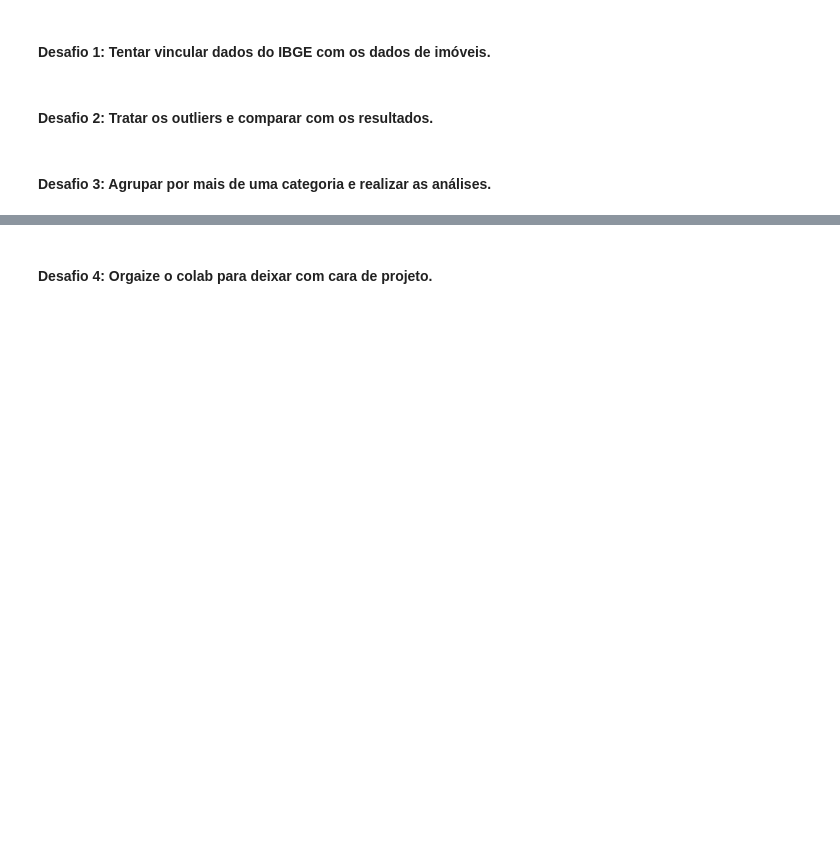
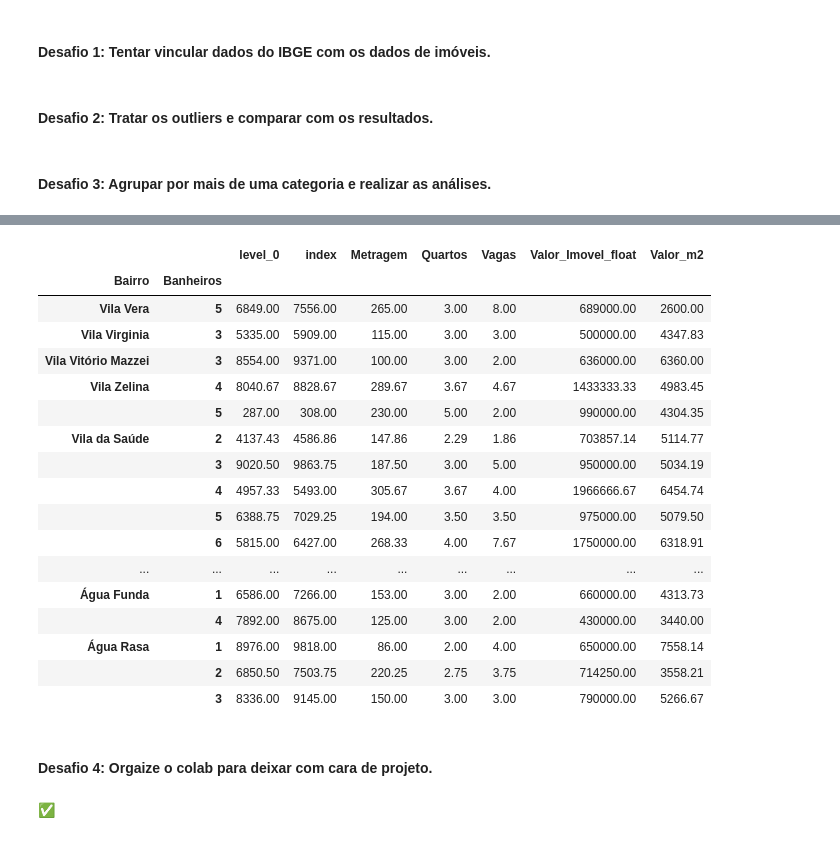
Before and after one commit to AlissonAnjos21/imersao_dados_alura, a Jupyter notebook: Aula_03_Imersão_de_Dados_04_Pesquisa_de_Imóveis_em_São_Paulo.ipynb, the cells around one changed output, grey strips where cells are left out. Drawn from its saved outputs; the diff is of its cells as text; code cells hidden in the pictures; blank space fills up the shorter version.

```diff
--- a/Aula_03_Imersão_de_Dados_04_Pesquisa_de_Imóveis_em_São_Paulo.ipynb
+++ b/Aula_03_Imersão_de_Dados_04_Pesquisa_de_Imóveis_em_São_Paulo.ipynb
@@ -325,2 +477,25 @@ ibge_data
+# %%
+data_base_2.groupby(['Bairro', 'Banheiros']).mean().tail(42)
+# %% [output]
+|  |  | level_0 | index | Metragem | Quartos | Vagas | Valor_Imovel_float | Valor_m2 |
+| Bairro | Banheiros |  |  |  |  |  |  |  |
+| Vila Vera | 5 | 6849.00 | 7556.00 | 265.00 | 3.00 | 8.00 | 689000.00 | 2600.00 |
+| Vila Virginia | 3 | 5335.00 | 5909.00 | 115.00 | 3.00 | 3.00 | 500000.00 | 4347.83 |
+| Vila Vitório Mazzei | 3 | 8554.00 | 9371.00 | 100.00 | 3.00 | 2.00 | 636000.00 | 6360.00 |
+| Vila Zelina | 4 | 8040.67 | 8828.67 | 289.67 | 3.67 | 4.67 | 1433333.33 | 4983.45 |
+|  | 5 | 287.00 | 308.00 | 230.00 | 5.00 | 2.00 | 990000.00 | 4304.35 |
+| Vila da Saúde | 2 | 4137.43 | 4586.86 | 147.86 | 2.29 | 1.86 | 703857.14 | 5114.77 |
+|  | 3 | 9020.50 | 9863.75 | 187.50 | 3.00 | 5.00 | 950000.00 | 5034.19 |
+|  | 4 | 4957.33 | 5493.00 | 305.67 | 3.67 | 4.00 | 1966666.67 | 6454.74 |
+|  | 5 | 6388.75 | 7029.25 | 194.00 | 3.50 | 3.50 | 975000.00 | 5079.50 |
+|  | 6 | 5815.00 | 6427.00 | 268.33 | 4.00 | 7.67 | 1750000.00 | 6318.91 |
+| ... | ... | ... | ... | ... | ... | ... | ... | ... |
+| Água Funda | 1 | 6586.00 | 7266.00 | 153.00 | 3.00 | 2.00 | 660000.00 | 4313.73 |
+|  | 4 | 7892.00 | 8675.00 | 125.00 | 3.00 | 2.00 | 430000.00 | 3440.00 |
+| Água Rasa | 1 | 8976.00 | 9818.00 | 86.00 | 2.00 | 4.00 | 650000.00 | 7558.14 |
+|  | 2 | 6850.50 | 7503.75 | 220.25 | 2.75 | 3.75 | 714250.00 | 3558.21 |
+|  | 3 | 8336.00 | 9145.00 | 150.00 | 3.00 | 3.00 | 790000.00 | 5266.67 |
 # %% [markdown]
 #### Desafio 4: Orgaize o colab para deixar com cara de projeto.
+# %% [markdown]
+✅
```
Also changed, not shown: parts of 12 cells of this notebook.
